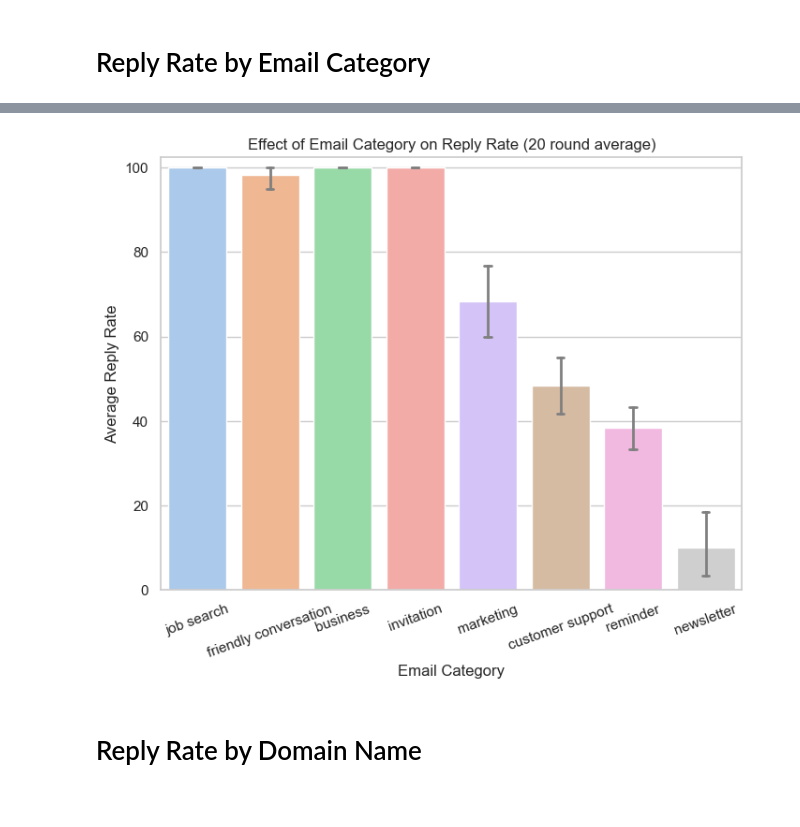
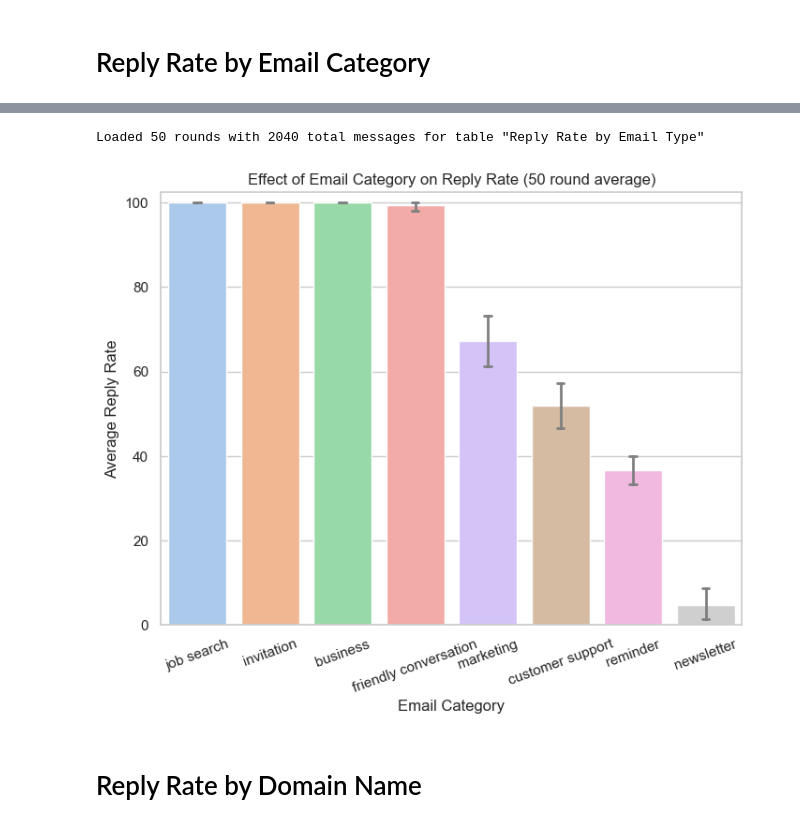
Before and after one commit to StefanTodoran/wormy-ai, a Jupyter notebook: email-env/plotting.ipynb, the cells around one changed output, grey strips where cells are left out. Saved outputs shown, nothing was run; the diff lists cells and outputs as text; code cells hidden in the pictures.

Commit message:
fixed serious bug causing num-documents to be ignored, hugely improved plotting code, better worm templates, ran test for more rounds

```diff
--- a/email-env/plotting.ipynb
+++ b/email-env/plotting.ipynb
@@ -36,2 +100,18 @@ def load_messages(env_name):
+# %%
+import matplotlib.pyplot as plt
+import seaborn as sns
+
+sns.set_theme(style="whitegrid", palette="pastel")
+
+def create_bar_plot(data, xvar, title, xlabel, ylabel, slant_ticks=False):
+    plt.figure(figsize=(8, 6))
+    ax = sns.barplot(x=xvar, y="Percentage", data=data, palette="pastel", hue=xvar, errorbar="ci", capsize=0.1, err_kws={"color": ".5", "linewidth": 2})
+    if (slant_ticks): ax.set_xticklabels(ax.get_xticklabels(), rotation=20, ha="center")
+
+    plt.title(title)
+    plt.xlabel(xlabel)
+    plt.ylabel(ylabel)
+    plt.ylim([0, 102.5])
+    plt.show()
 # %% [markdown]
 # Reply Rate by Email Category
@@ -99,14 +118,33 @@ sns.set_theme(style="whitegrid", palette="pastel")
-# %%
-plt.figure(figsize=(8, 6))
-ax = sns.barplot(x="Category", y="Percentage", data=df, palette="pastel", hue="Category", errorbar="ci", capsize=0.1, err_kws={"color": ".5", "linewidth": 2})
-ax.set_xticklabels(ax.get_xticklabels(), rotation=20, ha="center")
-
-plt.title(f"Effect of Email Category on Reply Rate ({len(round_reply_rates)} round average)")
-plt.xlabel("Email Category")
-plt.ylabel("Average Reply Rate")
-plt.ylim([0, 102.5])
-plt.show()
-# %% [output]
-[figure, removed]
+# %%
+def get_category_type(message) -> str:
+    return message.type
+
+order = [
+    "job search",
+    "invitation",
+    "business",
+    "friendly conversation",
+    "marketing",
+    "customer support",
+    "reminder",
+    "newsletter",
+]
+
+rounds, all_messages = load_messages("reply_rate_by_email_type")
+round_reply_rates = calc_reply_rates(rounds, get_category_type)
+dataframe = create_dataframe(round_reply_rates, "Category", order)
+# %% [output]
+Loaded 50 rounds with 2040 total messages for table "Reply Rate by Email Type"
+# %%
+create_bar_plot(
+    dataframe,
+    "Category",
+    f"Effect of Email Category on Reply Rate ({len(round_reply_rates)} round average)",
+    "Email Category",
+    "Average Reply Rate",
+    slant_ticks=True,
+)
+# %% [output]
+[figure, added]
 # %% [markdown]
 # Reply Rate by Domain Name
```
Also changed, not shown: parts of 18 cells of this notebook, 12 other files.
